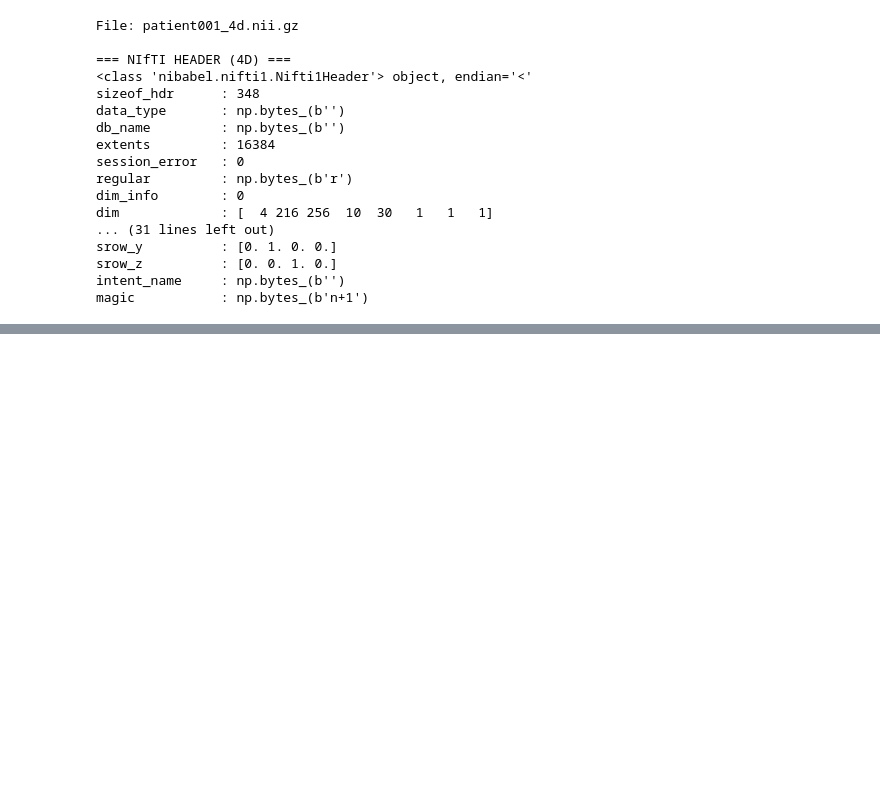
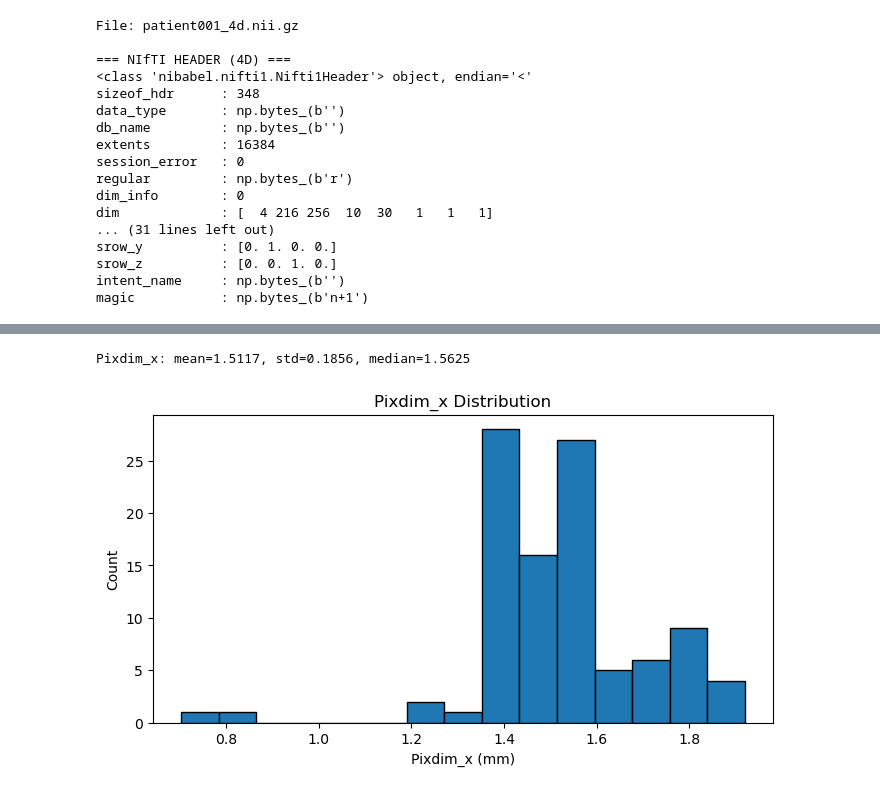
Before and after one commit to MarkoHaralovic/acdc_challenge, a Jupyter notebook: acdc_data_exploration.ipynb, the cells around one changed output, grey strips where cells are left out. Cells and saved outputs as stored; diff of their text form; code cells hidden in the pictures; blank space fills up the shorter version.

Commit message:
added pixel dimension to data exploration notebook

```diff
--- a/acdc_data_exploration.ipynb
+++ b/acdc_data_exploration.ipynb
@@ -218,0 +245,21 @@ RV     20  (abnormal right ventricle)
+# %%
+data_4d_pixdim = []
+
+for _, row in df_4d_files.iterrows():
+    patient_id = row['patient']
+    file_name = row['file_name']
+    img_path_4d = train_dir / patient_id / file_name
+
+    if img_path_4d.exists():
+        img_4d = nib.load(img_path_4d)
+        header_4d = img_4d.header
+        pixdim_4d = header_4d.get_zooms()
+
+        data_4d_pixdim.append({
+            'patient': patient_id,
+            'pixdim_x': pixdim_4d[0],
+            'pixdim_y': pixdim_4d[1]
+        })
+
+df_4d_pixdim = pd.DataFrame(data_4d_pixdim)
+df_4d_pixdim
@@ -218,0 +280,18 @@ RV     20  (abnormal right ventricle)
+# %%
+# Stats
+mean_x = df_4d_pixdim['pixdim_x'].mean()
+std_x = df_4d_pixdim['pixdim_x'].std()
+median_x = df_4d_pixdim['pixdim_x'].median()
+
+print(f"Pixdim_x: mean={mean_x:.4f}, std={std_x:.4f}, median={median_x:.4f}")
+
+# Histogram
+plt.figure(figsize=(8,4))
+plt.hist(df_4d_pixdim['pixdim_x'], bins=15, edgecolor='black')
+plt.xlabel('Pixdim_x (mm)')
+plt.ylabel('Count')
+plt.title('Pixdim_x Distribution')
+plt.show()
+# %% [output]
+Pixdim_x: mean=1.5117, std=0.1856, median=1.5625
+[figure, added]
```
Also changed, not shown: parts of 3 cells of this notebook.
